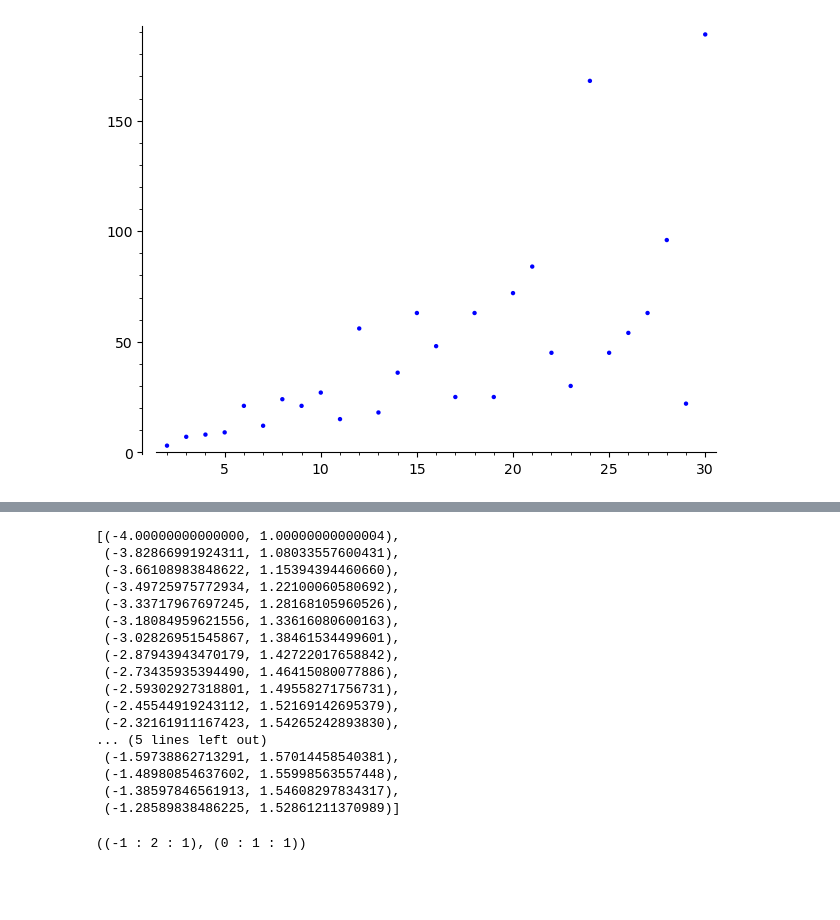
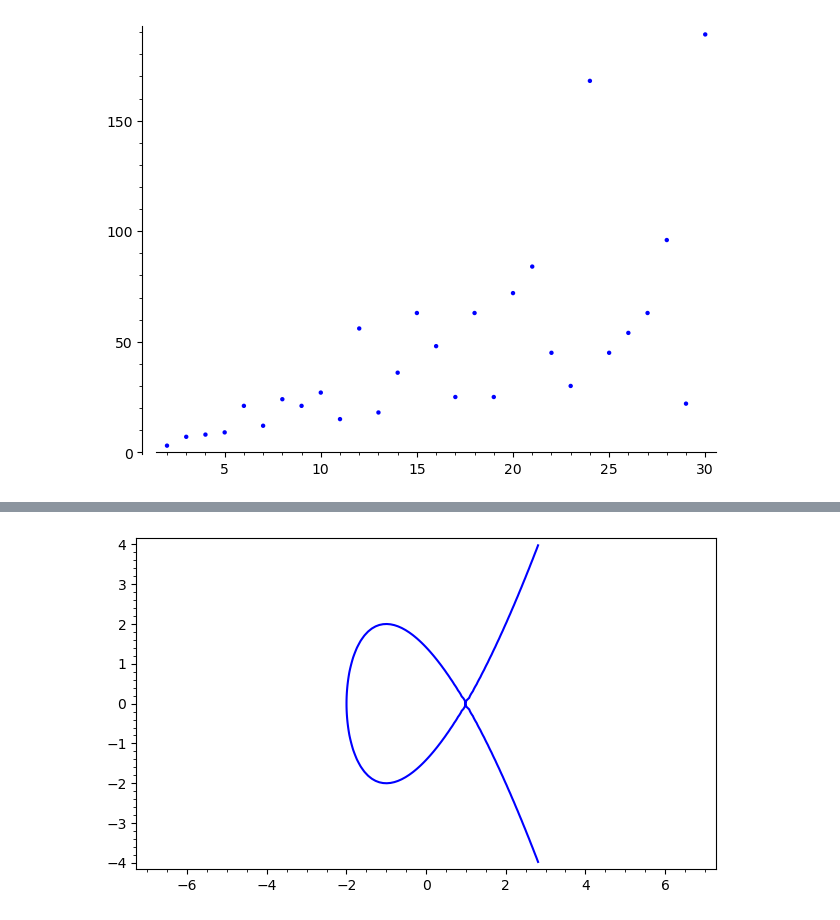
Before and after one commit to chriswuthrich/bsd_video, a Jupyter notebook: sage_notebooks/basic_calculation_with_favourite_elliptic_curve.ipynb, the cells around one changed output, grey strips where cells are left out. Cells and saved outputs as stored; diff of their text form; code cells hidden in the pictures; blank space fills up the shorter version.

```diff
--- a/sage_notebooks/basic_calculation_with_favourite_elliptic_curve.ipynb
+++ b/sage_notebooks/basic_calculation_with_favourite_elliptic_curve.ipynb
@@ -466,26 +427,6 @@ plot(EE(tt).discriminant(), (tt,0,1))
-# %%
-[(A(k/20),B(k/20)) for k in [0..20]]
-# %% [output]
-[(-4.00000000000000, 1.00000000000004),
- (-3.82866991924311, 1.08033557600431),
- (-3.66108983848622, 1.15394394460660),
- (-3.49725975772934, 1.22100060580692),
- (-3.33717967697245, 1.28168105960526),
- (-3.18084959621556, 1.33616080600163),
- (-3.02826951545867, 1.38461534499601),
- (-2.87943943470179, 1.42722017658842),
- (-2.73435935394490, 1.46415080077886),
- (-2.59302927318801, 1.49558271756731),
- (-2.45544919243112, 1.52169142695379),
- (-2.32161911167423, 1.54265242893830),
-... (5 lines left out)
- (-1.59738862713291, 1.57014458540381),
- (-1.48980854637602, 1.55998563557448),
- (-1.38597846561913, 1.54608297834317),
- (-1.28589838486225, 1.52861211370989)]
-# %%
-E = EllipticCurve([-4,-2])
-P, Q = E.gens()
-P,Q
-# %% [output]
-((-1 : 2 : 1), (0 : 1 : 1))
+# %%
+R.<x,y> = QQ[]
+s = -y^2 + x^3 -3*x+2
+implicit_plot(s,(x,-7,7),(y,-4,4))
+# %% [output]
+[figure, added]
```
Also changed, not shown: parts of 10 cells of this notebook, 2 other files.
